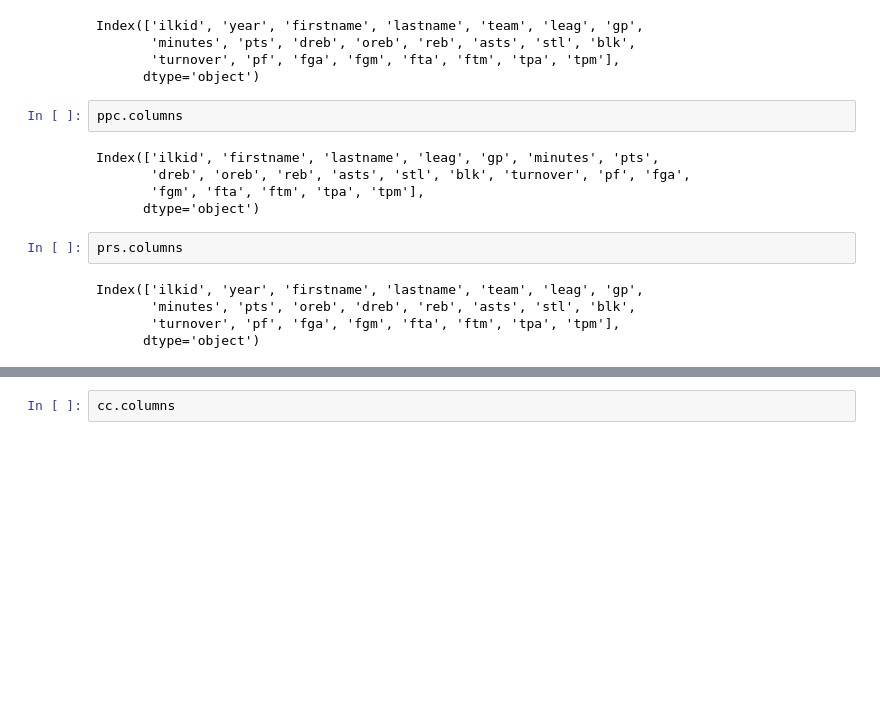
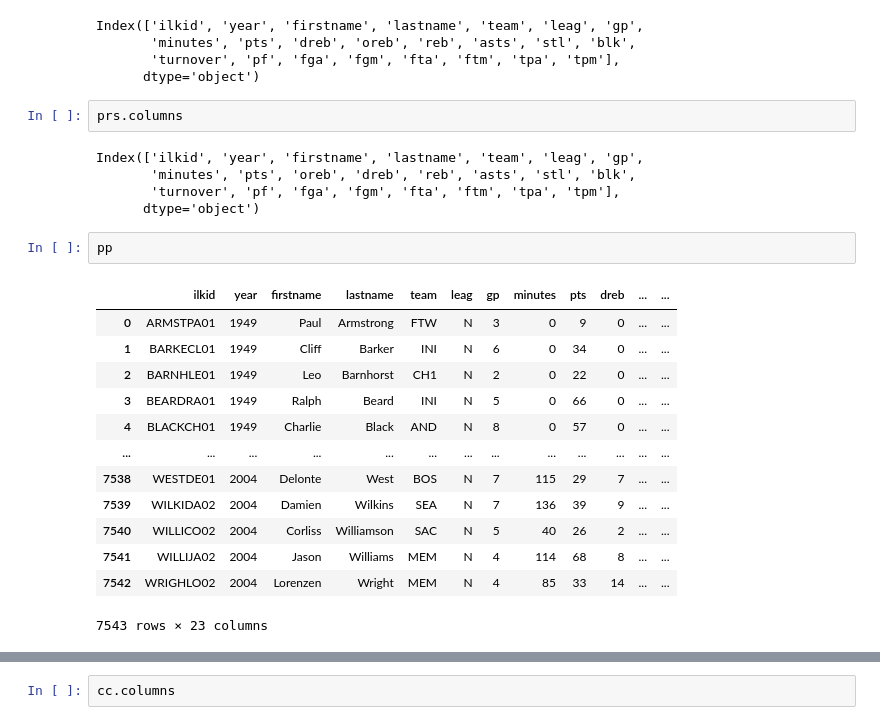
Before and after one commit to SwarajKaondal/NBA-match-predictor, a Jupyter notebook: Data_Analysis.ipynb.ipynb, the cells around one changed output, grey strips where cells are left out. Cells and saved outputs as stored; diff of their text form; blank space fills up the shorter version.

```diff
--- a/Data_Analysis.ipynb.ipynb
+++ b/Data_Analysis.ipynb.ipynb
@@ -26,13 +26,6 @@ Index(['ilkid', 'year', 'firstname', 'lastname', 'team', 'leag', 'gp',
        'minutes', 'pts', 'dreb', 'oreb', 'reb', 'asts', 'stl', 'blk',
        'turnover', 'pf', 'fga', 'fgm', 'fta', 'ftm', 'tpa', 'tpm'],
       dtype='object')
-# %%
-ppc.columns
-# %% [output]
-Index(['ilkid', 'firstname', 'lastname', 'leag', 'gp', 'minutes', 'pts',
-       'dreb', 'oreb', 'reb', 'asts', 'stl', 'blk', 'turnover', 'pf', 'fga',
-       'fgm', 'fta', 'ftm', 'tpa', 'tpm'],
-      dtype='object')
 # %%
 prs.columns
 # %% [output]
@@ -40,4 +33,20 @@ Index(['ilkid', 'year', 'firstname', 'lastname', 'team', 'leag', 'gp',
        'minutes', 'pts', 'oreb', 'dreb', 'reb', 'asts', 'stl', 'blk',
        'turnover', 'pf', 'fga', 'fgm', 'fta', 'ftm', 'tpa', 'tpm'],
       dtype='object')
+# %%
+pp
+# %% [output]
+|  | ilkid | year | firstname | lastname | team | leag | gp | minutes | pts | dreb | ... | ... |
+| 0 | ARMSTPA01 | 1949 | Paul | Armstrong | FTW | N | 3 | 0 | 9 | 0 | ... | ... |
+| 1 | BARKECL01 | 1949 | Cliff | Barker | INI | N | 6 | 0 | 34 | 0 | ... | ... |
+| 2 | BARNHLE01 | 1949 | Leo | Barnhorst | CH1 | N | 2 | 0 | 22 | 0 | ... | ... |
+| 3 | BEARDRA01 | 1949 | Ralph | Beard | INI | N | 5 | 0 | 66 | 0 | ... | ... |
+| 4 | BLACKCH01 | 1949 | Charlie | Black | AND | N | 8 | 0 | 57 | 0 | ... | ... |
+| ... | ... | ... | ... | ... | ... | ... | ... | ... | ... | ... | ... | ... |
+| 7538 | WESTDE01 | 2004 | Delonte | West | BOS | N | 7 | 115 | 29 | 7 | ... | ... |
+| 7539 | WILKIDA02 | 2004 | Damien | Wilkins | SEA | N | 7 | 136 | 39 | 9 | ... | ... |
+| 7540 | WILLICO02 | 2004 | Corliss | Williamson | SAC | N | 5 | 40 | 26 | 2 | ... | ... |
+| 7541 | WILLIJA02 | 2004 | Jason | Williams | MEM | N | 4 | 114 | 68 | 8 | ... | ... |
+| 7542 | WRIGHLO02 | 2004 | Lorenzen | Wright | MEM | N | 4 | 85 | 33 | 14 | ... | ... |
+7543 rows × 23 columns
 # %%
```
Also changed, not shown: parts of 1 cell of this notebook, 1 other file.
